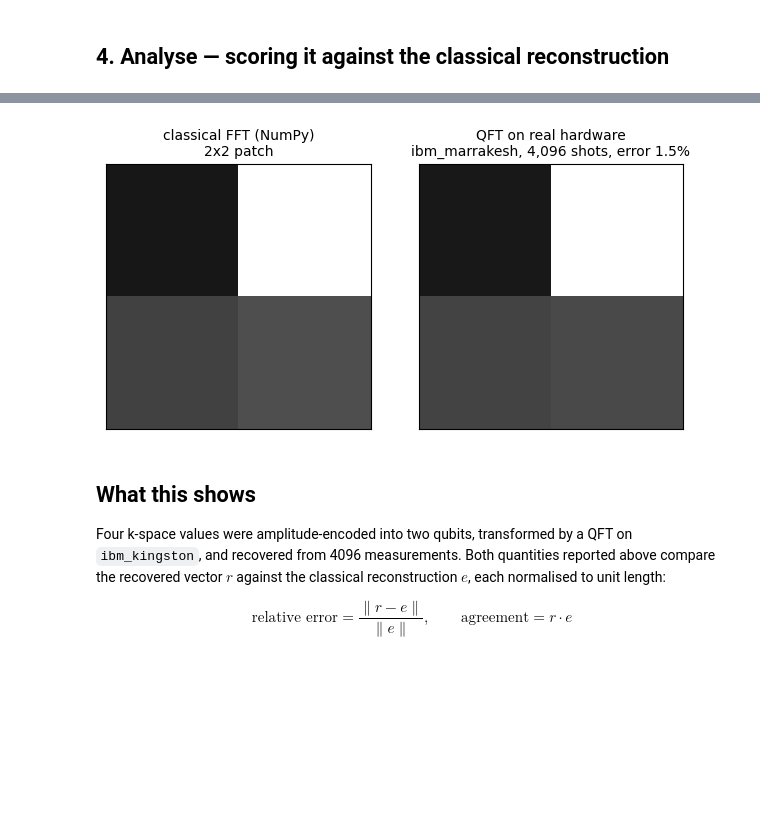
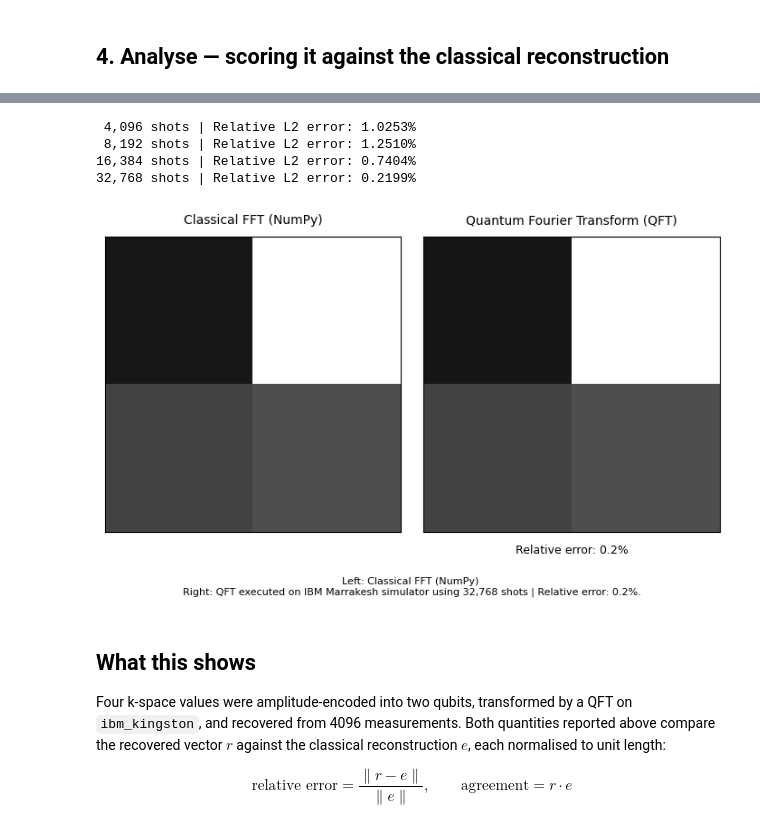
Before and after one commit to LifeIsPeace/revised_qft_2x2_on_sim_and_hardware, a Jupyter notebook: chinyemba_qft_2x2_on_hardware.ipynb, the cells around one changed output, grey strips where cells are left out. Cells and saved outputs as stored; diff of their text form; code cells hidden in the pictures; blank space fills up the shorter version.

```diff
--- a/chinyemba_qft_2x2_on_hardware.ipynb
+++ b/chinyemba_qft_2x2_on_hardware.ipynb
@@ -792,7 +794,7 @@ so the counts are only interpretable next to it.
 # %%
 SUBMIT = True
 USE_SIMULATOR = True
-SHOTS = [4096, 8192, 16384, 32,768]
+SHOTS = [4096, 8192, 16384, 32768]
 PATCH_SIDE = 2
 RESULTS_DIR = Path("results/jobs")
 RESULTS_DIR.mkdir(parents=True, exist_ok=True)
@@ -1014,6 +1015,13 @@ def relative_l2(recovered, exact):
 
     return np.linalg.norm(recovered - exact) / denominator
 # %%
+# Select the largest shot budget for reconstruction
+selected_budget = str(max(SHOTS))
+counts = {
+    int(index): count
+    for index, count in stored["budgets"][selected_budget]["counts"].items()
+}
+
 recovered = magnitudes_from_counts(counts, 2)
 exact = exact_magnitudes(patch)
 error = relative_l2(recovered, exact)
@@ -1044,21 +1052,72 @@ relative error 1.5%, agreement 0.9999
+# %%
+# Calculate relative L2 error for every shot budget
+budget_errors = {}
+budget_reconstructions = {}
+
+exact = exact_magnitudes(patch)
+
+for budget in sorted(stored["budgets"], key=int):
+    counted = stored["budgets"][budget]["counts"]
+
+    counts = {
+        int(index): count
+        for index, count in counted.items()
+    }
+
+    recovered = magnitudes_from_counts(counts, PATCH_SIDE)
+
+    error = relative_l2(recovered, exact)
+
+    budget_errors[budget] = error
+    budget_reconstructions[budget] = recovered
+
+    print(
+        f"{int(budget):>6,} shots | "
+        f"Relative L2 error: {error:.4%}"
+    )
+# %% [output]
+ 4,096 shots | Relative L2 error: 1.0253%
+ 8,192 shots | Relative L2 error: 1.2510%
+16,384 shots | Relative L2 error: 0.7404%
+32,768 shots | Relative L2 error: 0.2199%
 # %%
-figure, axes = plt.subplots(1, 2, figsize=(6.4, 3.2))
+figure, axes = plt.subplots(1, 2, figsize=(7.2, 4.2))
+
 scale = {"vmin": 0, "vmax": max(exact.max(), recovered.max())}
 
+# Left: Classical FFT
 axes[0].imshow(exact.reshape(2, 2), cmap="gray", **scale)
-axes[0].set_title(f"classical FFT (NumPy)\n2x2 patch", fontsize=10)
+axes[0].set_title("Classical FFT (NumPy)", fontsize=10, loc="center", pad=10)
 
+# Right: QFT
 axes[1].imshow(recovered.reshape(2, 2), cmap="gray", **scale)
-axes[1].set_title(f"QFT on real hardware\n{backend_name}, {shots:,} shots, "
-                  f"error {error:.1%}", fontsize=10)
+axes[1].set_title("Quantum Fourier Transform (QFT)", fontsize=10,
+                  loc="center", pad=10)
 
+# Error underneath the simulator image
+axes[1].set_xlabel(f"Relative error: {error:.1%}", fontsize=9, labelpad=10)
+
+# Remove axis ticks
 for axis in axes:
     axis.set_xticks([])
     axis.set_yticks([])
-figure.tight_layout()
+
+# Figure caption beneath both images
+figure.text(
+    0.5, 0.04,
+    f"Left: Classical FFT (NumPy) \nRight: QFT executed on "
+    f"IBM Marrakesh simulator using {shots:,} shots | "
+    f"Relative error: {error:.1%}.",
+    ha="center",
+    va="center",
+    fontsize=8,
+    wrap=True
+)
+
+figure.tight_layout(rect=[0, 0.15, 1, 1])
 plt.show()
 # %% [output]
-[figure, old version]
+[figure, new version]
 # %% [markdown]
 ## What this shows
 
```
Also changed, not shown: parts of 10 cells of this notebook, 1 other file.
